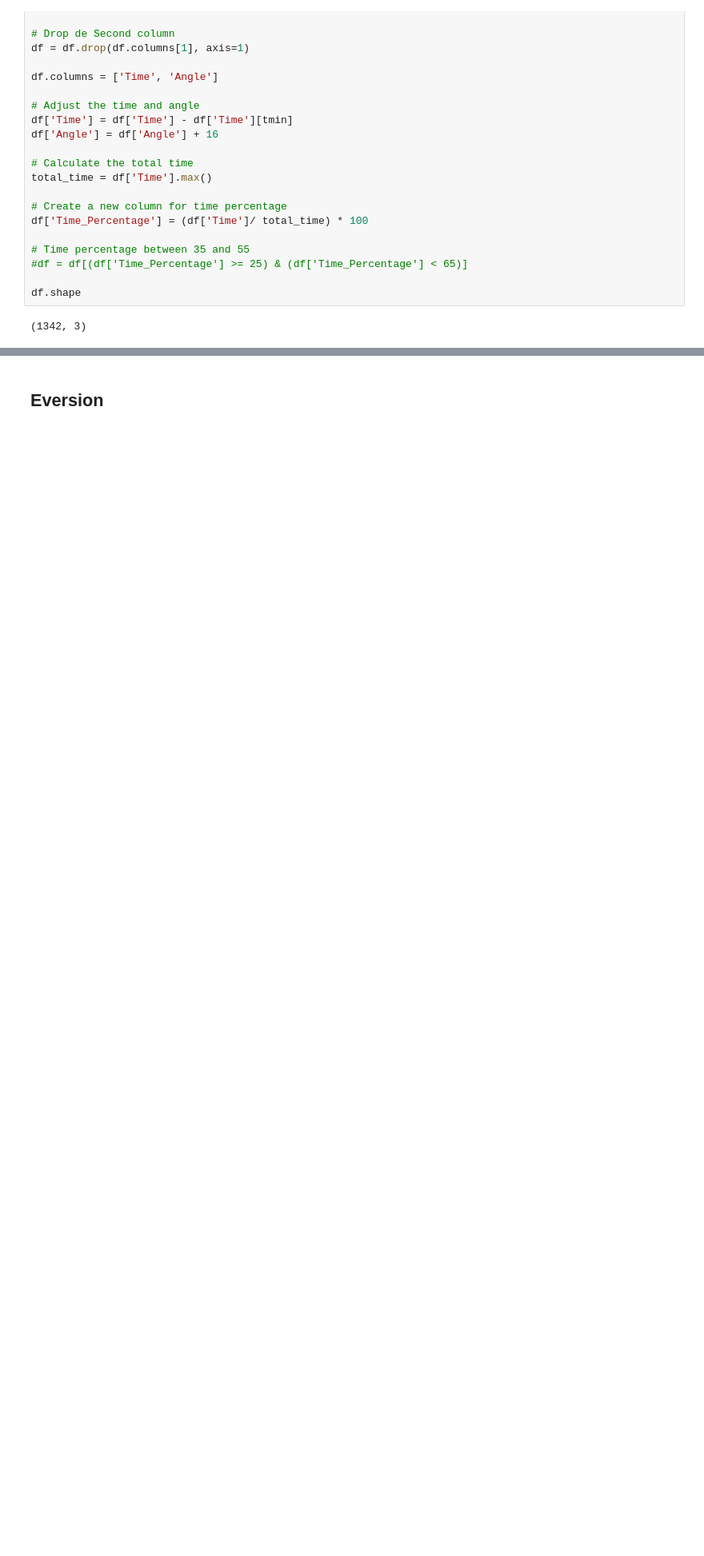
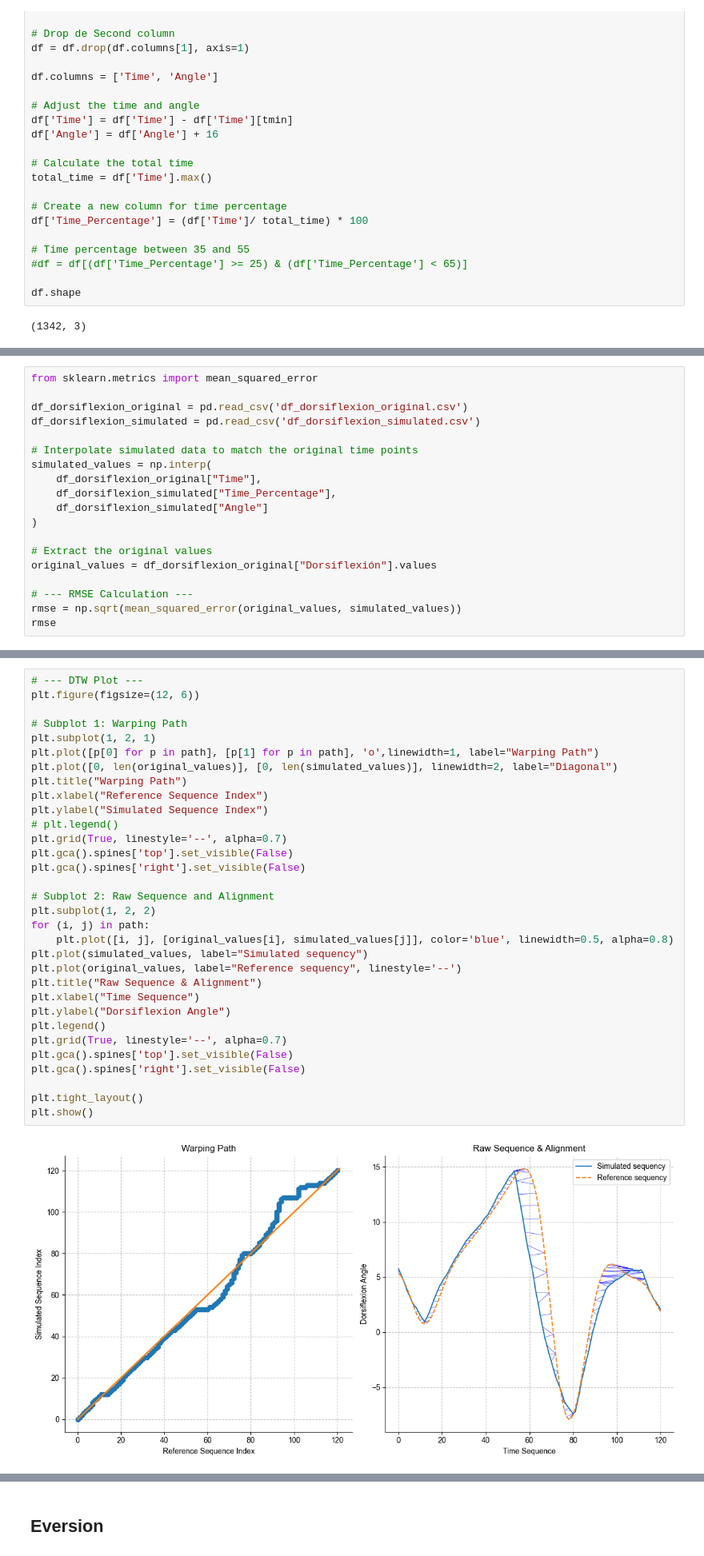
Before and after one commit to gonzalesomar/Protesis_tobillo-control, a Jupyter notebook: graphs.ipynb, the cells around one changed output, grey strips where cells are left out. Shown at 80% size. Cells and saved outputs as stored; diff of their text form; blank space fills up the shorter version.

Commit message:
DTW error methodology

```diff
--- a/graphs.ipynb
+++ b/graphs.ipynb
@@ -125,0 +195,19 @@ df.shape
+# %%
+from sklearn.metrics import mean_squared_error
+
+df_dorsiflexion_original = pd.read_csv('df_dorsiflexion_original.csv')
+df_dorsiflexion_simulated = pd.read_csv('df_dorsiflexion_simulated.csv')
+
+# Interpolate simulated data to match the original time points
+simulated_values = np.interp(
+    df_dorsiflexion_original["Time"],
+    df_dorsiflexion_simulated["Time_Percentage"],
+    df_dorsiflexion_simulated["Angle"]
+)
+
+# Extract the original values
+original_values = df_dorsiflexion_original["Dorsiflexión"].values
+
+# --- RMSE Calculation ---
+rmse = np.sqrt(mean_squared_error(original_values, simulated_values))
+rmse
@@ -126,3 +251,37 @@ df.shape
+# %%
+# --- DTW Plot ---
+plt.figure(figsize=(12, 6))
+
+# Subplot 1: Warping Path
+plt.subplot(1, 2, 1)
+plt.plot([p[0] for p in path], [p[1] for p in path], 'o',linewidth=1, label="Warping Path")
+plt.plot([0, len(original_values)], [0, len(simulated_values)], linewidth=2, label="Diagonal")
+plt.title("Warping Path")
+plt.xlabel("Reference Sequence Index")
+plt.ylabel("Simulated Sequence Index")
+# plt.legend()
+plt.grid(True, linestyle='--', alpha=0.7)
+plt.gca().spines['top'].set_visible(False)
+plt.gca().spines['right'].set_visible(False)
+
+# Subplot 2: Raw Sequence and Alignment
+plt.subplot(1, 2, 2)
+for (i, j) in path:
+    plt.plot([i, j], [original_values[i], simulated_values[j]], color='blue', linewidth=0.5, alpha=0.8)
+plt.plot(simulated_values, label="Simulated sequency")
+plt.plot(original_values, label="Reference sequency", linestyle='--')
+plt.title("Raw Sequence & Alignment")
+plt.xlabel("Time Sequence")
+plt.ylabel("Dorsiflexion Angle")
+plt.legend()
+plt.grid(True, linestyle='--', alpha=0.7)
+plt.gca().spines['top'].set_visible(False)
+plt.gca().spines['right'].set_visible(False)
+
+plt.tight_layout()
+plt.show()
+# %% [output]
+[figure, added]
 # %%
 plot_gait_cycle(df, df_dorsiflexion, 'Dorsiflexión')
 # %% [output]
```
Also changed, not shown: parts of 8 cells of this notebook, 6 other files.
